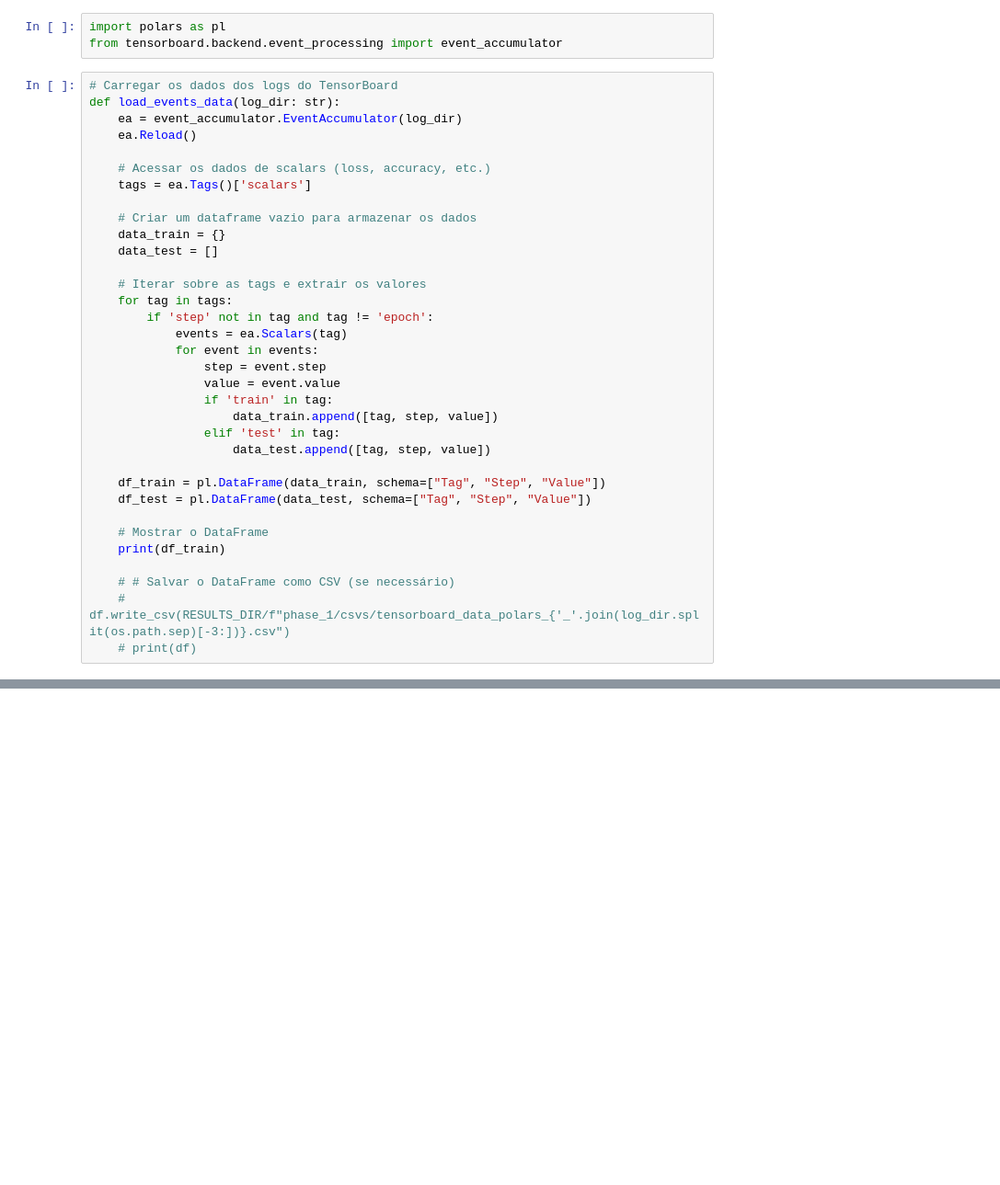
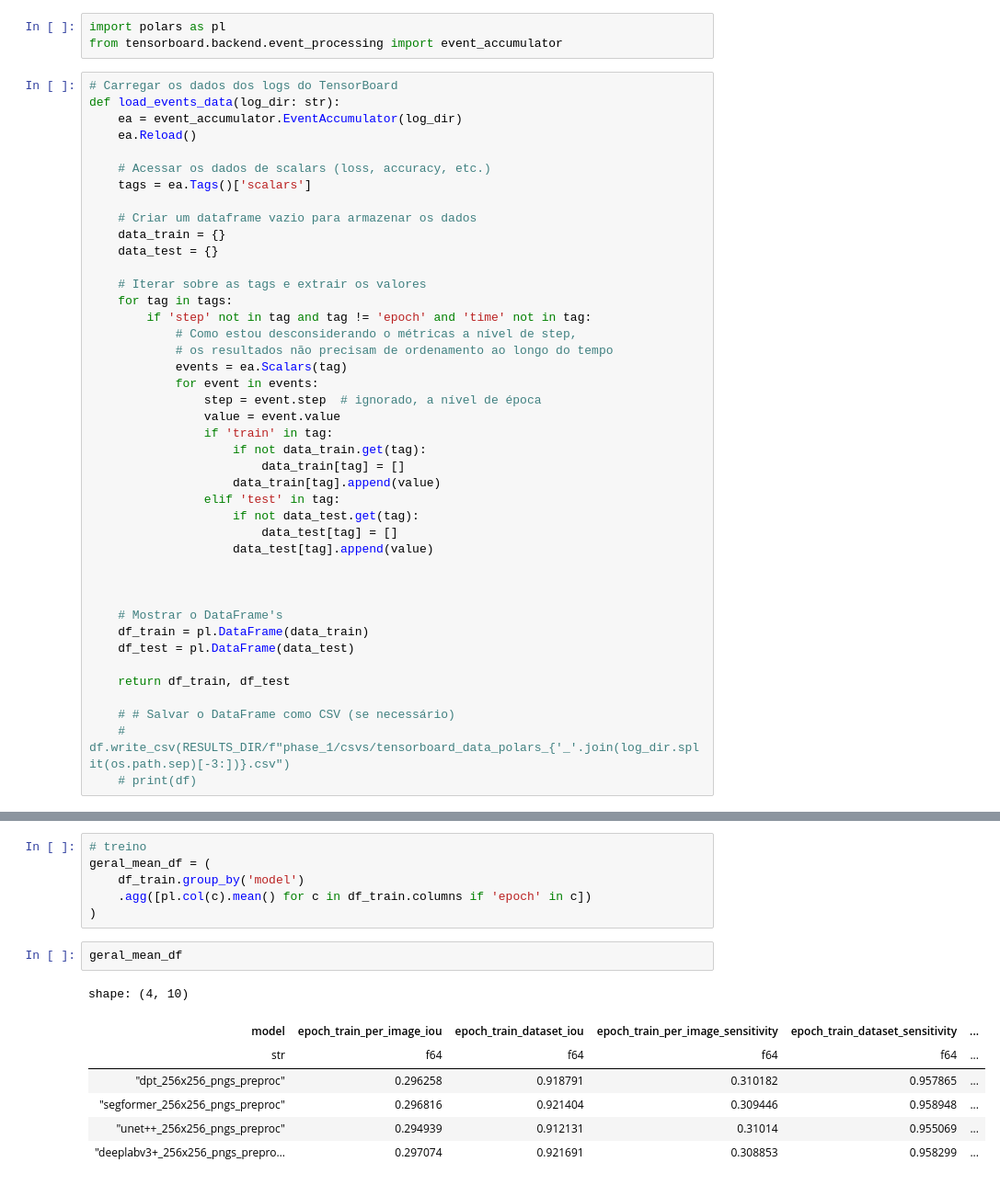
Before and after one commit to ermeson-alves/meu_tcc, a Jupyter notebook: notebooks/3- Agregação dos Resultados.ipynb, the cells around one changed output, grey strips where cells are left out. Shown at 92% size. Saved outputs shown, nothing was run; the diff lists cells and outputs as text; blank space fills up the shorter version.

Commit message:
Finaliza código de agregação de resultados

```diff
--- a/notebooks/3- Agregação dos Resultados.ipynb
+++ b/notebooks/3- Agregação dos Resultados.ipynb
@@ -22,25 +22,33 @@ def load_events_data(log_dir: str):
 
     # Criar um dataframe vazio para armazenar os dados
     data_train = {}
-    data_test = []
+    data_test = {}
 
     # Iterar sobre as tags e extrair os valores
     for tag in tags:
-        if 'step' not in tag and tag != 'epoch':
+        if 'step' not in tag and tag != 'epoch' and 'time' not in tag:
+            # Como estou desconsiderando o métricas a nível de step,
+            # os resultados não precisam de ordenamento ao longo do tempo
             events = ea.Scalars(tag)
             for event in events:
-                step = event.step
+                step = event.step  # ignorado, a nível de época
                 value = event.value
                 if 'train' in tag:
-                    data_train.append([tag, step, value])
+                    if not data_train.get(tag):
+                        data_train[tag] = []
+                    data_train[tag].append(value)
                 elif 'test' in tag:
-                    data_test.append([tag, step, value])
+                    if not data_test.get(tag):
+                        data_test[tag] = []
+                    data_test[tag].append(value)
 
-    df_train = pl.DataFrame(data_train, schema=["Tag", "Step", "Value"])
-    df_test = pl.DataFrame(data_test, schema=["Tag", "Step", "Value"])
 
-    # Mostrar o DataFrame
-    print(df_train)
+
+    # Mostrar o DataFrame's
+    df_train = pl.DataFrame(data_train)
+    df_test = pl.DataFrame(data_test)
+
+    return df_train, df_test
 
     # # Salvar o DataFrame como CSV (se necessário)
     # df.write_csv(RESULTS_DIR/f"phase_1/csvs/tensorboard_data_polars_{'_'.join(log_dir.split(os.path.sep)[-3:])}.csv")
@@ -83,0 +115,16 @@ UNet++:
+# %%
+# treino
+geral_mean_df = (
+    df_train.group_by('model')
+    .agg([pl.col(c).mean() for c in df_train.columns if 'epoch' in c])
+)
+# %%
+geral_mean_df
+# %% [output]
+shape: (4, 10)
+| model | epoch_train_per_image_iou | epoch_train_dataset_iou | epoch_train_per_image_sensitivity | epoch_train_dataset_sensitivity | ... |
+| str | f64 | f64 | f64 | f64 | ... |
+| "dpt_256x256_pngs_preproc" | 0.296258 | 0.918791 | 0.310182 | 0.957865 | ... |
+| "segformer_256x256_pngs_preproc" | 0.296816 | 0.921404 | 0.309446 | 0.958948 | ... |
+| "unet++_256x256_pngs_preproc" | 0.294939 | 0.912131 | 0.31014 | 0.955069 | ... |
+| "deeplabv3+_256x256_pngs_prepro… | 0.297074 | 0.921691 | 0.308853 | 0.958299 | ... |
```
Also changed, not shown: parts of 7 cells of this notebook, 4 other files.
